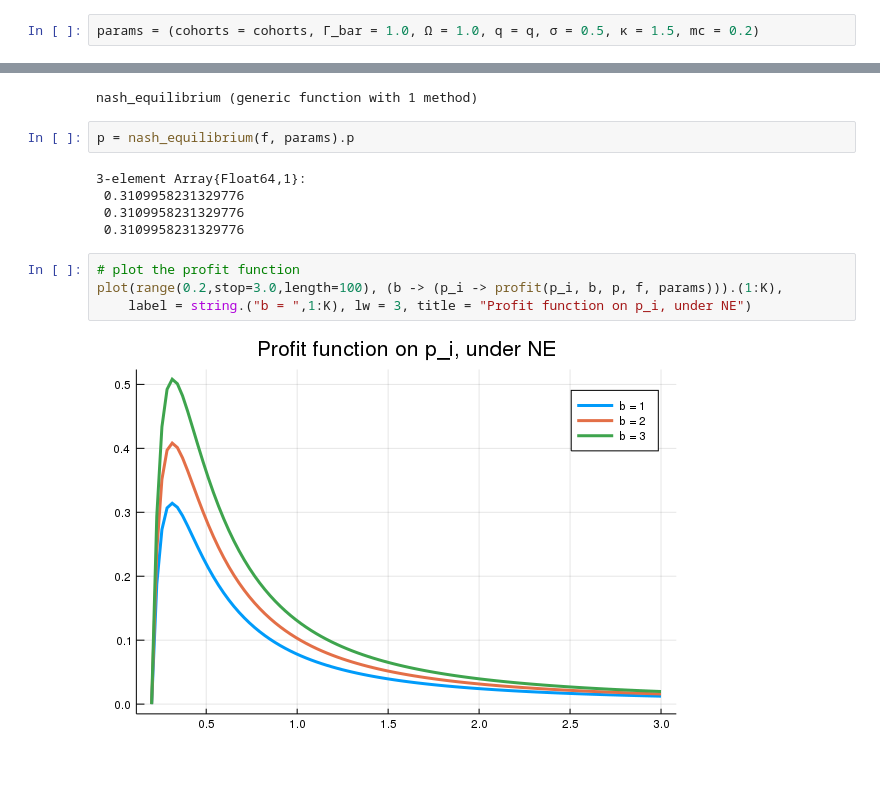
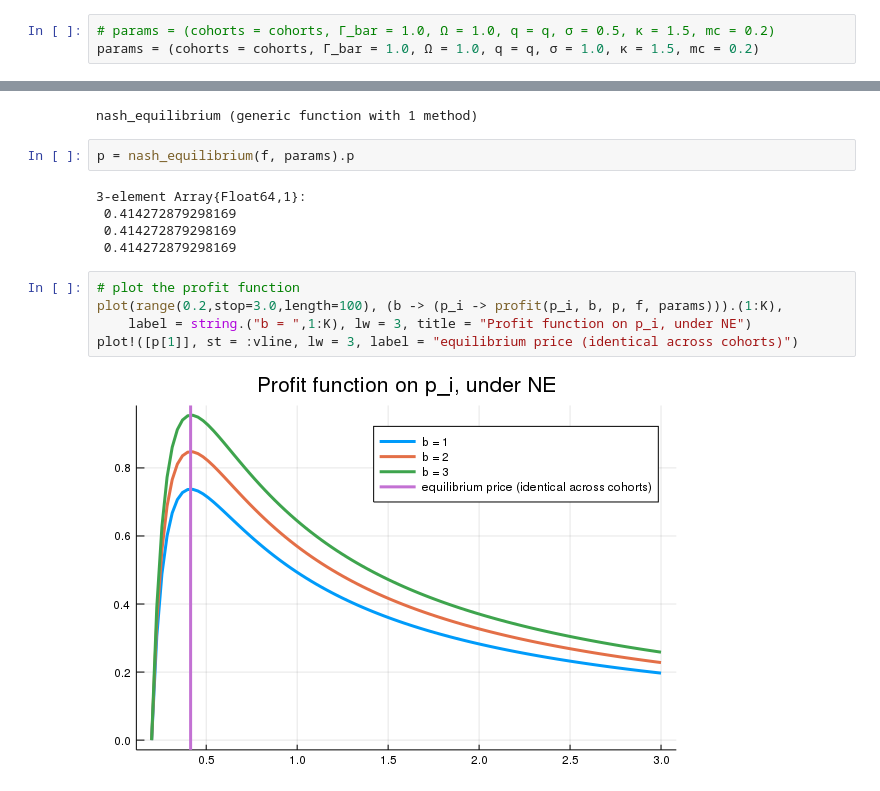
Before and after one commit to lnsongxf/Perla1.jl, a Jupyter notebook: demand-function-with-multiple-cohorts.ipynb, the cells around one changed output, grey strips where cells are left out. Saved outputs shown, nothing was run; the diff lists cells and outputs as text.

Commit message:
Draw a vertical plot for the equilibrium price in notebook

```diff
--- a/demand-function-with-multiple-cohorts.ipynb
+++ b/demand-function-with-multiple-cohorts.ipynb
@@ -12,5 +12,6 @@ K = length(cohorts) # number of cohorts
 q = (1.2, 1.4, 1.6)
 f = fill(1/(N+1)^K, (N+1)^K); # awareness set distribution
 # %%
-params = (cohorts = cohorts, Γ_bar = 1.0, Ω = 1.0, q = q, σ = 0.5, κ = 1.5, mc = 0.2)
+# params = (cohorts = cohorts, Γ_bar = 1.0, Ω = 1.0, q = q, σ = 0.5, κ = 1.5, mc = 0.2)
+params = (cohorts = cohorts, Γ_bar = 1.0, Ω = 1.0, q = q, σ = 1.0, κ = 1.5, mc = 0.2)
 # %% [output]
@@ -98,12 +99,13 @@ nash_equilibrium (generic function with 1 method)
 p = nash_equilibrium(f, params).p
 # %% [output]
 3-element Array{Float64,1}:
- 0.3109958231329776
- 0.3109958231329776
- 0.3109958231329776
+ 0.414272879298169
+ 0.414272879298169
+ 0.414272879298169
 # %%
 # plot the profit function
 plot(range(0.2,stop=3.0,length=100), (b -> (p_i -> profit(p_i, b, p, f, params))).(1:K),
     label = string.("b = ",1:K), lw = 3, title = "Profit function on p_i, under NE")
+plot!([p[1]], st = :vline, lw = 3, label = "equilibrium price (identical across cohorts)")
 # %% [output]
-[figure, old version]
+[figure, new version]
```
Also changed, not shown: parts of 4 cells of this notebook.
